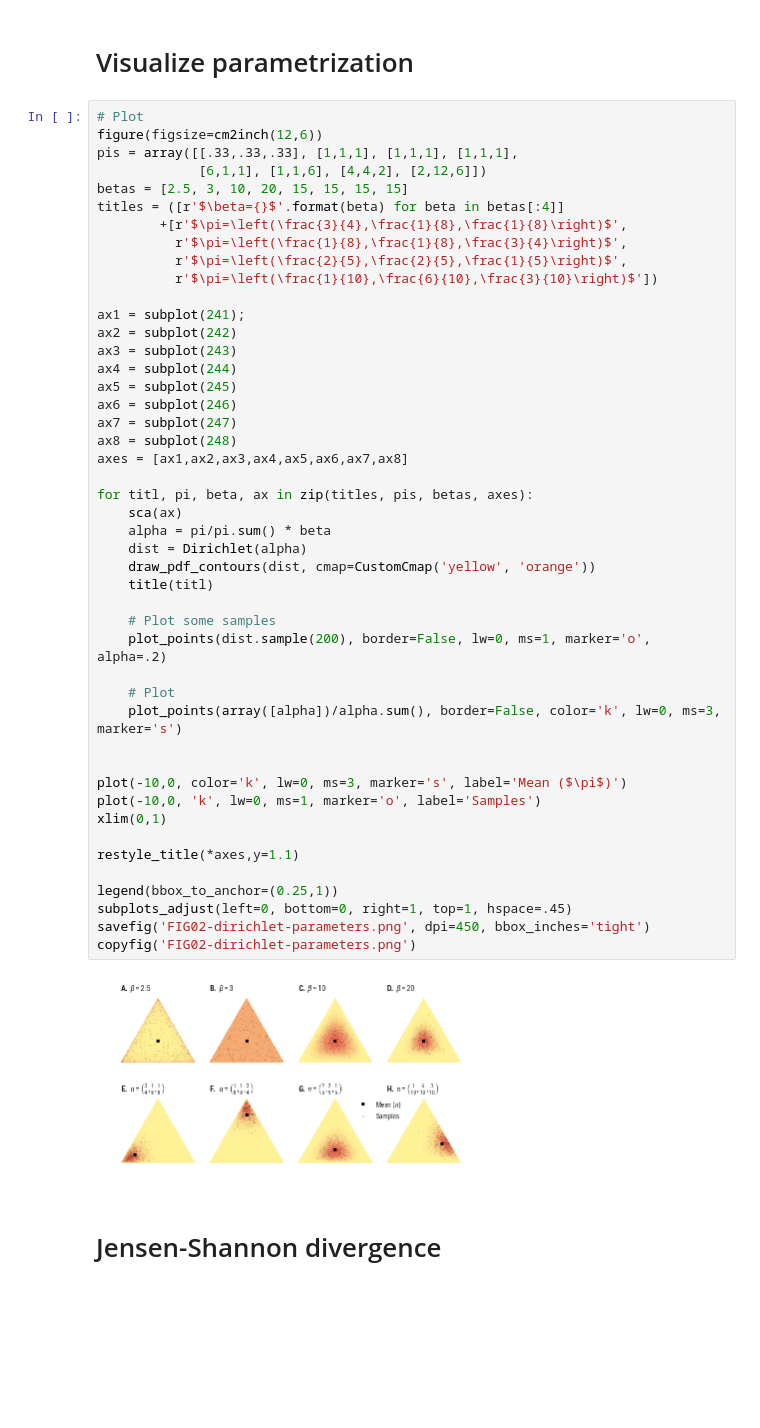
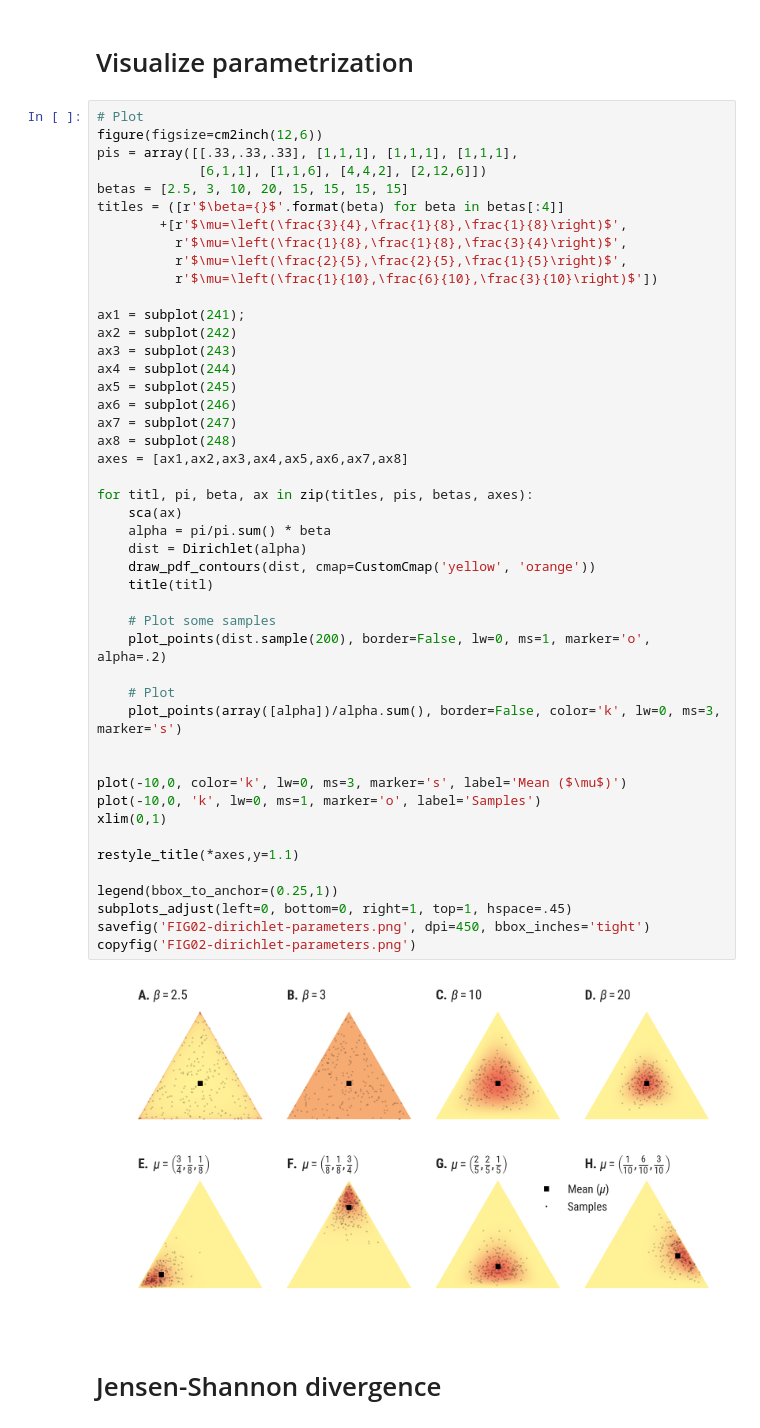
Before and after one commit to bacor/thesis, a Jupyter notebook: figures/FIG02-Dirichlet/FIG02 - Plot of the Dirichlet.ipynb, the cells around one changed output. Saved outputs shown, nothing was run; the diff lists cells and outputs as text; blank space fills up the shorter version.

```diff
--- a/figures/FIG02-Dirichlet/FIG02 - Plot of the Dirichlet.ipynb
+++ b/figures/FIG02-Dirichlet/FIG02 - Plot of the Dirichlet.ipynb
@@ -106,10 +106,10 @@ pis = array([[.33,.33,.33], [1,1,1], [1,1,1], [1,1,1],
              [6,1,1], [1,1,6], [4,4,2], [2,12,6]])
 betas = [2.5, 3, 10, 20, 15, 15, 15, 15]
 titles = ([r'$\beta={}$'.format(beta) for beta in betas[:4]]
-        +[r'$\pi=\left(\frac{3}{4},\frac{1}{8},\frac{1}{8}\right)$',
-          r'$\pi=\left(\frac{1}{8},\frac{1}{8},\frac{3}{4}\right)$',
-          r'$\pi=\left(\frac{2}{5},\frac{2}{5},\frac{1}{5}\right)$',
-          r'$\pi=\left(\frac{1}{10},\frac{6}{10},\frac{3}{10}\right)$'])
+        +[r'$\mu=\left(\frac{3}{4},\frac{1}{8},\frac{1}{8}\right)$',
+          r'$\mu=\left(\frac{1}{8},\frac{1}{8},\frac{3}{4}\right)$',
+          r'$\mu=\left(\frac{2}{5},\frac{2}{5},\frac{1}{5}\right)$',
+          r'$\mu=\left(\frac{1}{10},\frac{6}{10},\frac{3}{10}\right)$'])
 
 ax1 = subplot(241);
 ax2 = subplot(242)
@@ -118,35 +118,35 @@ ax4 = subplot(244)
 ax5 = subplot(245)
 ax6 = subplot(246)
 ax7 = subplot(247)
 ax8 = subplot(248)
 axes = [ax1,ax2,ax3,ax4,ax5,ax6,ax7,ax8]
 
 for titl, pi, beta, ax in zip(titles, pis, betas, axes):
     sca(ax)
     alpha = pi/pi.sum() * beta
     dist = Dirichlet(alpha)
     draw_pdf_contours(dist, cmap=CustomCmap('yellow', 'orange'))
     title(titl)
 
     # Plot some samples
     plot_points(dist.sample(200), border=False, lw=0, ms=1, marker='o', alpha=.2)
 
     # Plot
     plot_points(array([alpha])/alpha.sum(), border=False, color='k', lw=0, ms=3, marker='s')
 
 
-plot(-10,0, color='k', lw=0, ms=3, marker='s', label='Mean ($\pi$)')
+plot(-10,0, color='k', lw=0, ms=3, marker='s', label='Mean ($\mu$)')
 plot(-10,0, 'k', lw=0, ms=1, marker='o', label='Samples')
 xlim(0,1)
 
 restyle_title(*axes,y=1.1)
 
 legend(bbox_to_anchor=(0.25,1))
 subplots_adjust(left=0, bottom=0, right=1, top=1, hspace=.45)
 savefig('FIG02-dirichlet-parameters.png', dpi=450, bbox_inches='tight')
 copyfig('FIG02-dirichlet-parameters.png')
 # %% [output]
-[figure, old version]
+[figure, new version]
 # %% [markdown]
 # Jensen-Shannon divergence
 # %%
```
Also changed, not shown: 44 other files.
